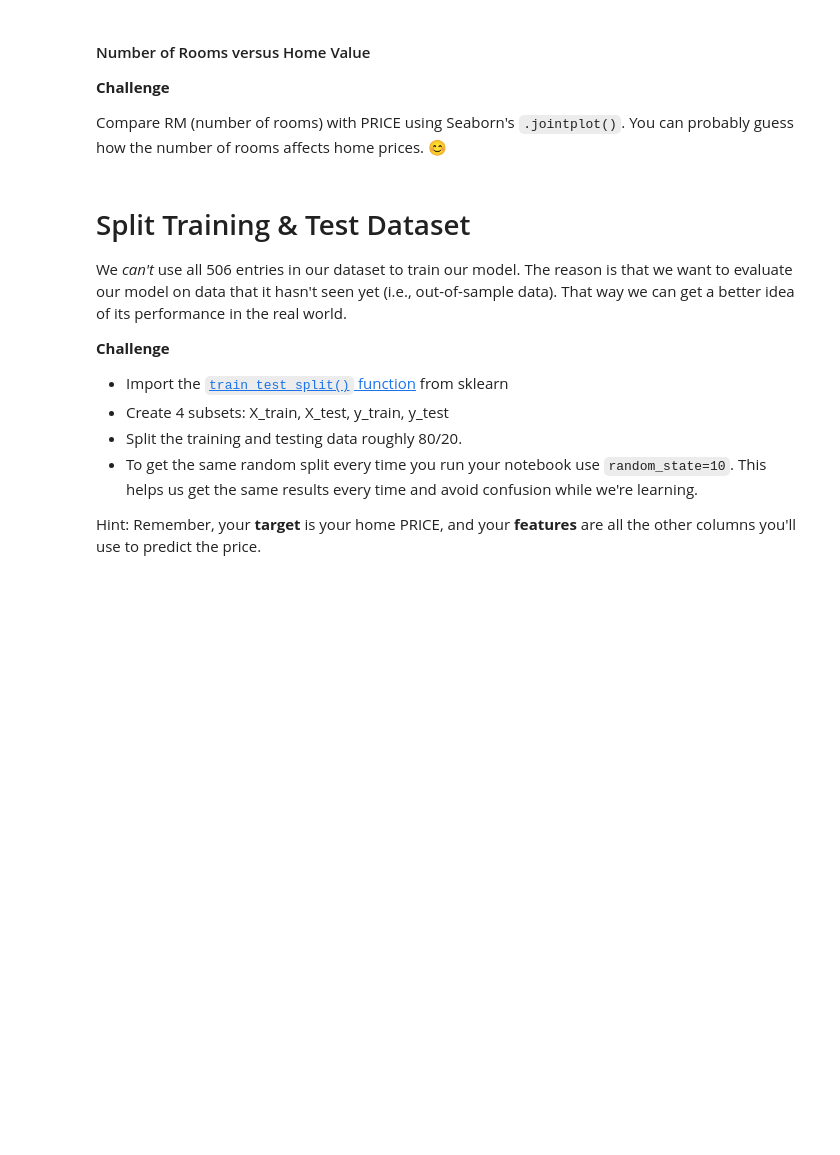
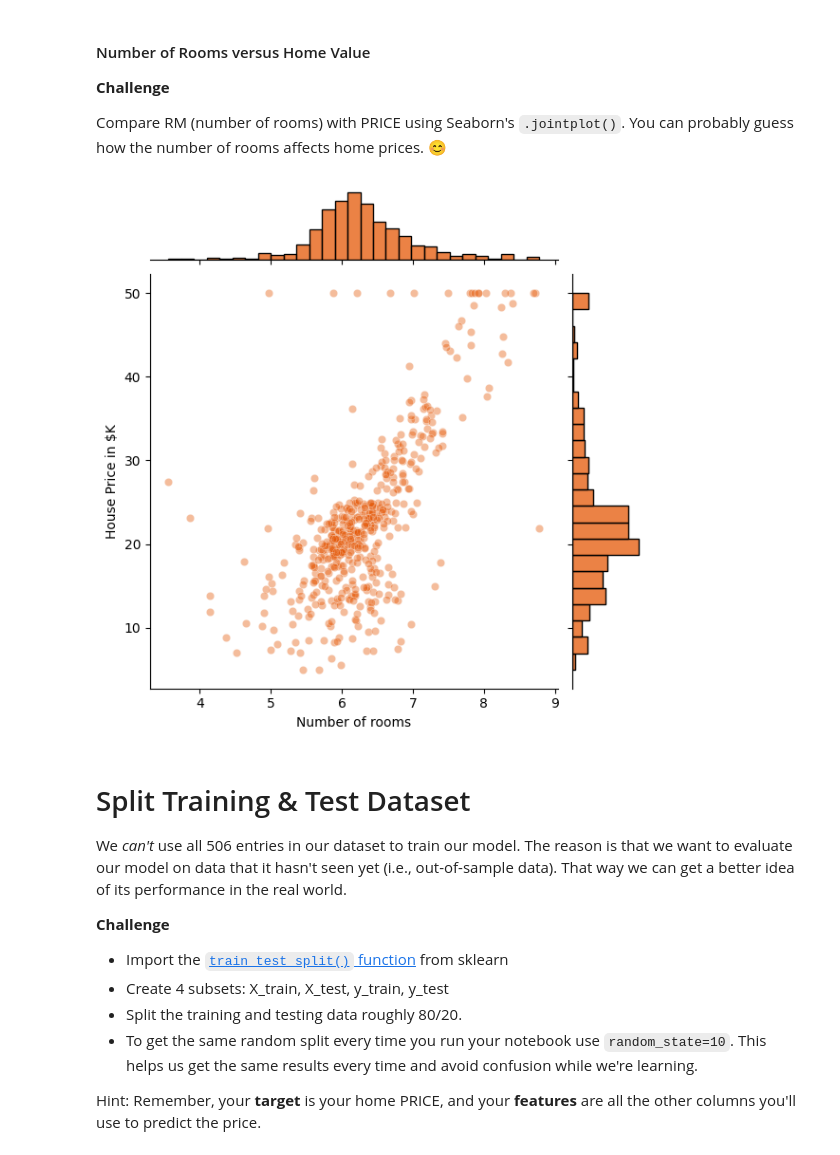
Before and after one commit to Xor01/Houses-Valuation-model, a Jupyter notebook: Multivariable_Regression_and_Valuation_Model.ipynb, the cells around one changed output. Cells and saved outputs as stored; diff of their text form; code cells hidden in the pictures; blank space fills up the shorter version.

Commit message:
create number of rooms vs price chart

```diff
--- a/Multivariable_Regression_and_Valuation_Model.ipynb
+++ b/Multivariable_Regression_and_Valuation_Model.ipynb
@@ -301,6 +301,13 @@ plt.show()
 **Challenge**
 
 Compare RM (number of rooms) with PRICE using Seaborn's `.jointplot()`. You can probably guess how the number of rooms affects home prices. 😊
+# %%
+sns.jointplot(data=data, x='RM', y='PRICE', alpha=.4, color='#E55807')
+plt.xlabel('Number of rooms')
+plt.ylabel('House Price in $K')
+plt.show()
+# %% [output]
+[figure, added]
 # %% [markdown]
 # Split Training & Test Dataset
 
```
